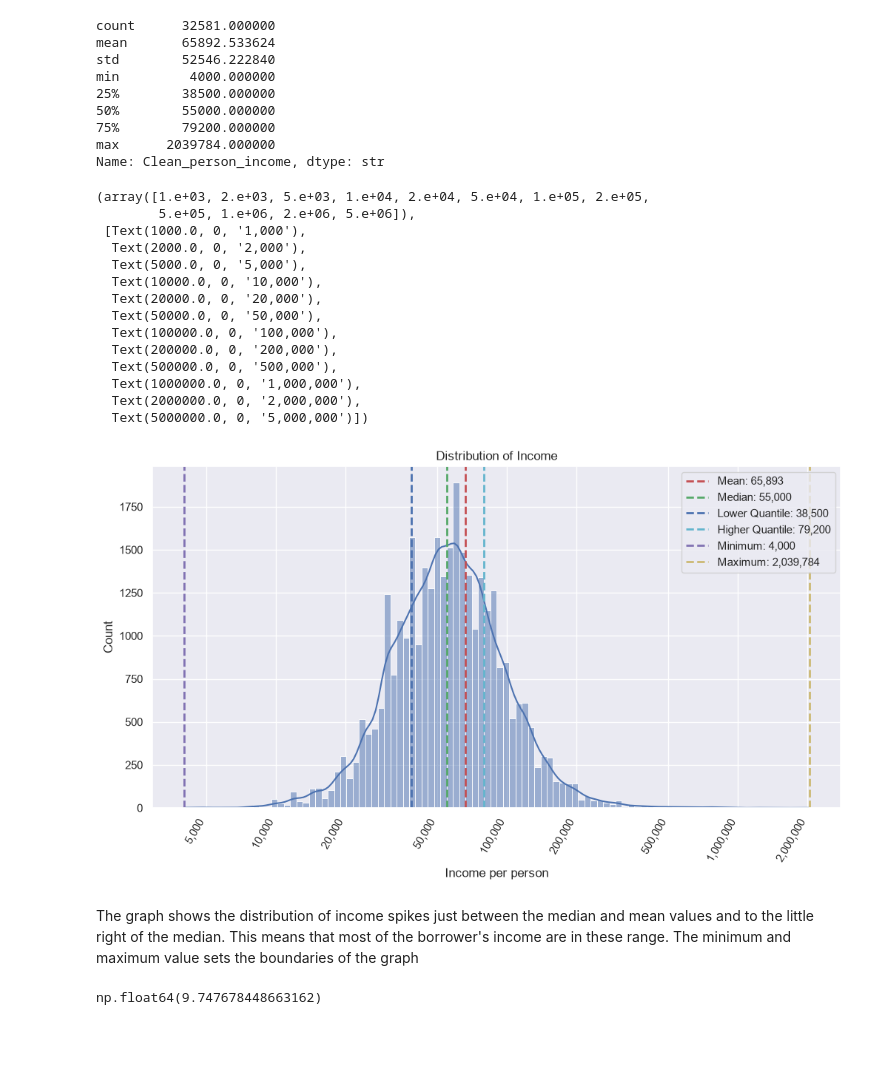
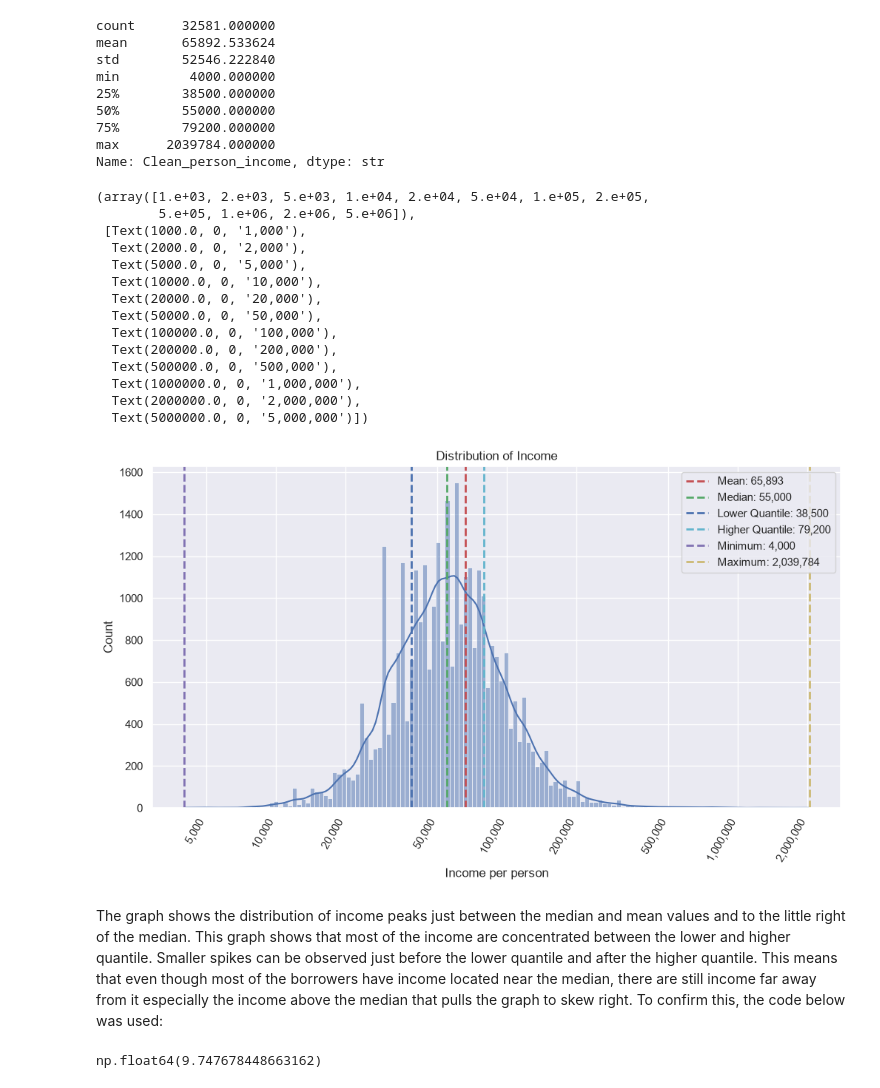
Before and after one commit to Lastlight10/credit_load_risk_data_analysis, a Jupyter notebook: 2_data_analysis_exploration.ipynb, the cells around one changed output. Cells and saved outputs as stored; diff of their text form; code cells hidden in the pictures; blank space fills up the shorter version.

```diff
--- a/2_data_analysis_exploration.ipynb
+++ b/2_data_analysis_exploration.ipynb
@@ -158,14 +158,10 @@ median_val = person_incomes['Clean_person_income'].median()
 lower_val = person_incomes['Clean_person_income'].quantile(0.25)
 higher_val = person_incomes['Clean_person_income'].quantile(0.75)
 
-total = person_incomes['Clean_person_income'].count()
-
-num_bins =  2 * ((higher_val - lower_val) * (total ** 1/3))
-
 plt.figure(figsize=(12,6))
 incomes = sb.histplot(person_incomes,
                       x=person_incomes['Clean_person_income'],
-                      bins=100,
+                      bins='fd',
                       stat='count',
                       log_scale=True,
                       kde=True,)
@@ -173,34 +169,34 @@ incomes.xaxis.set_major_formatter(FuncFormatter(lambda x, _:f'{int(x):,}'))
 incomes.xaxis.set_major_locator(LogLocator(base=10, subs=[1, 2, 5]))
 
 incomes.axvline(mean_val, color='r', linestyle='--', linewidth=2, label=f'Mean: {mean_val:,.0f}')
 incomes.axvline(median_val, color='g', linestyle='--', linewidth=2, label=f'Median: {median_val:,.0f}')
 incomes.axvline(lower_val, color='b', linestyle='--', linewidth=2, label=f'Lower Quantile: {lower_val:,.0f}')
 incomes.axvline(higher_val, color='c', linestyle='--', linewidth=2, label=f'Higher Quantile: {higher_val:,.0f}')
 
 incomes.axvline(min_val, color='m', linestyle='--', linewidth=2, label=f'Minimum: {min_val:,.0f}')
 incomes.axvline(max_val, color='y', linestyle='--', linewidth=2, label=f'Maximum: {max_val:,.0f}')
 
 incomes.set_xlabel('Income per person')
 incomes.set_title('Distribution of Income')
 incomes.legend()
 
 plt.xticks(rotation=60, horizontalalignment="right")
 # %% [output]
 (array([1.e+03, 2.e+03, 5.e+03, 1.e+04, 2.e+04, 5.e+04, 1.e+05, 2.e+05,
         5.e+05, 1.e+06, 2.e+06, 5.e+06]),
  [Text(1000.0, 0, '1,000'),
   Text(2000.0, 0, '2,000'),
   Text(5000.0, 0, '5,000'),
   Text(10000.0, 0, '10,000'),
   Text(20000.0, 0, '20,000'),
   Text(50000.0, 0, '50,000'),
   Text(100000.0, 0, '100,000'),
   Text(200000.0, 0, '200,000'),
   Text(500000.0, 0, '500,000'),
   Text(1000000.0, 0, '1,000,000'),
   Text(2000000.0, 0, '2,000,000'),
   Text(5000000.0, 0, '5,000,000')])
-[figure, old version]
+[figure, new version]
 # %% [markdown]
-The graph shows the distribution of income spikes just between the median and mean values and to the little right of the median. This means that most of the borrower's income are in these range. The minimum and maximum value sets the boundaries of the graph
+The graph shows the distribution of income peaks just between the median and mean values and to the little right of the median. This graph shows that most of the income are concentrated between the lower and higher quantile. Smaller spikes can be observed just before the lower quantile and after the higher quantile. This means that even though most of the borrowers have income located near the median, there are still income far away from it especially the income above the median that pulls the graph to skew right. To confirm this, the code below was used:
 # %%
```
Also changed, not shown: parts of 10 cells of this notebook.
